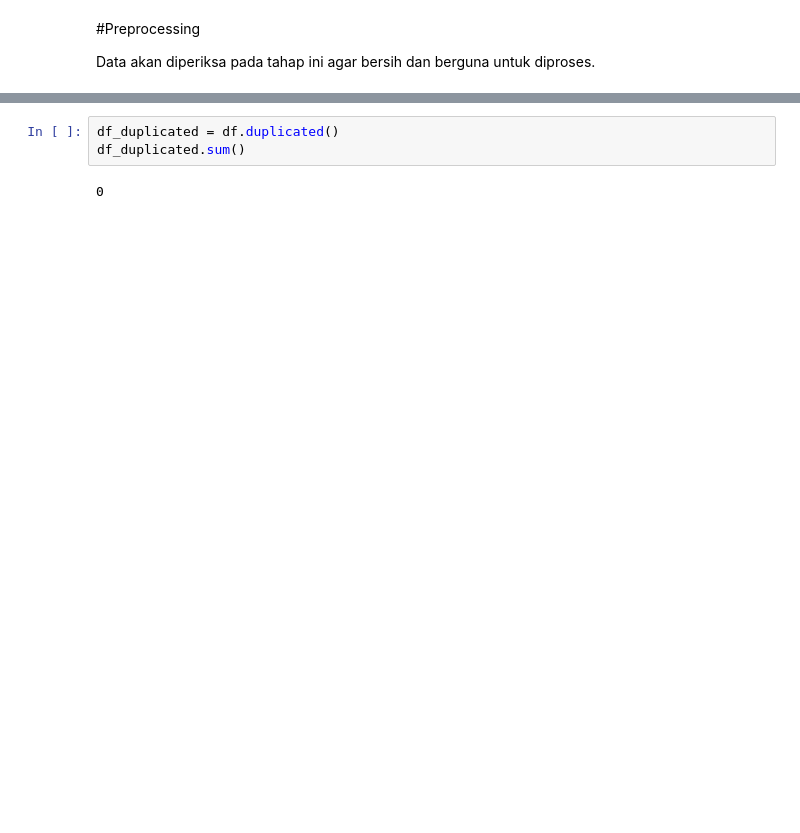
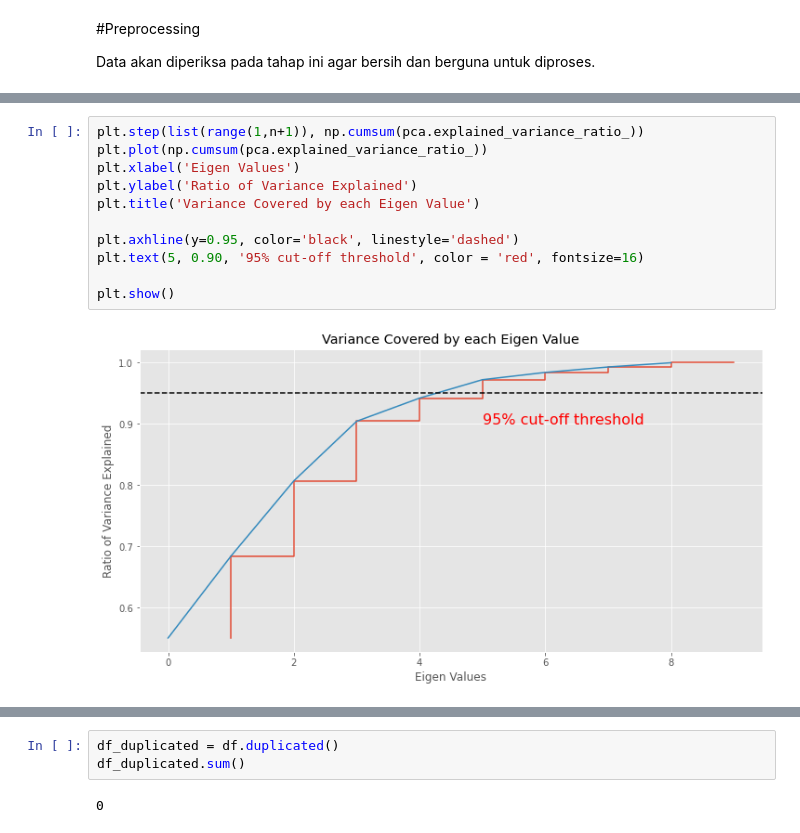
Before and after one commit to Zeknous/Case-Based-2, a Jupyter notebook: CaseBased2.ipynb, the cells around one changed output, grey strips where cells are left out. Saved outputs shown, nothing was run; the diff lists cells and outputs as text; blank space fills up the shorter version.

```diff
--- a/CaseBased2.ipynb
+++ b/CaseBased2.ipynb
@@ -65,0 +233,13 @@ Data akan diperiksa pada tahap ini agar bersih dan berguna untuk diproses.
+# %%
+plt.step(list(range(1,n+1)), np.cumsum(pca.explained_variance_ratio_))
+plt.plot(np.cumsum(pca.explained_variance_ratio_))
+plt.xlabel('Eigen Values')
+plt.ylabel('Ratio of Variance Explained')
+plt.title('Variance Covered by each Eigen Value')
+
+plt.axhline(y=0.95, color='black', linestyle='dashed')
+plt.text(5, 0.90, '95% cut-off threshold', color = 'red', fontsize=16)
+
+plt.show()
+# %% [output]
+[figure, added]
```
Also changed, not shown: parts of 69 cells of this notebook.
